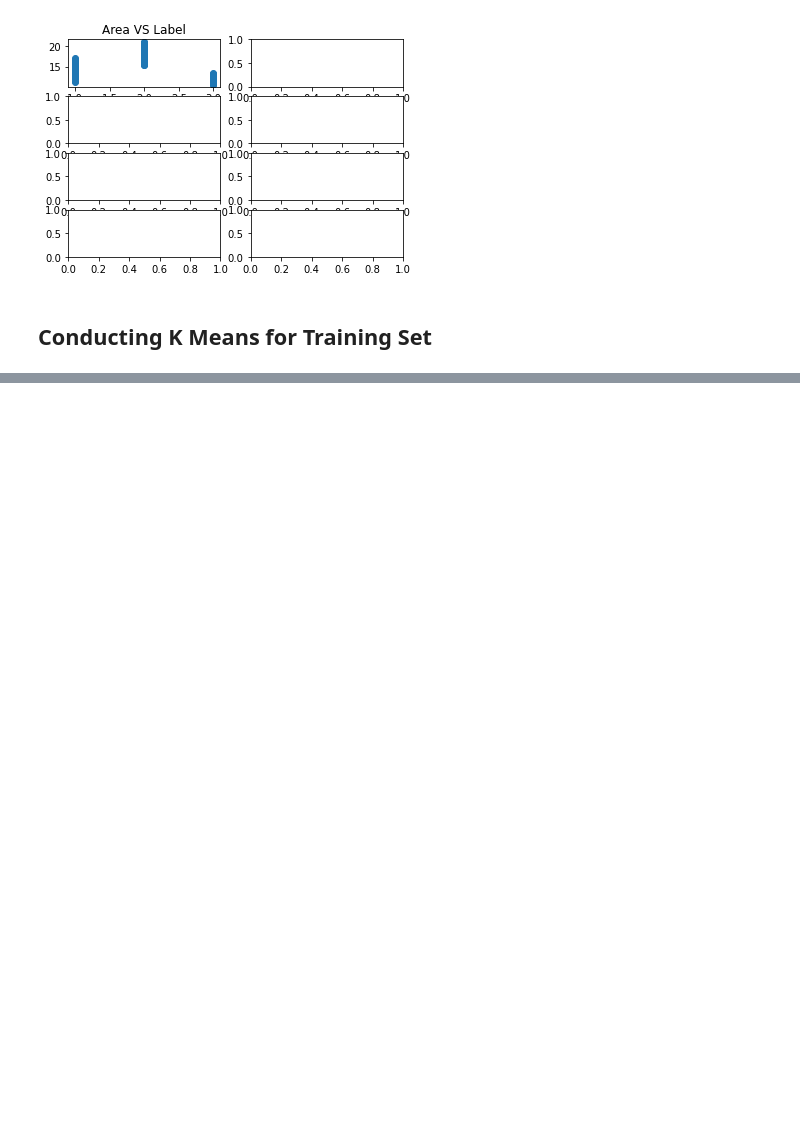
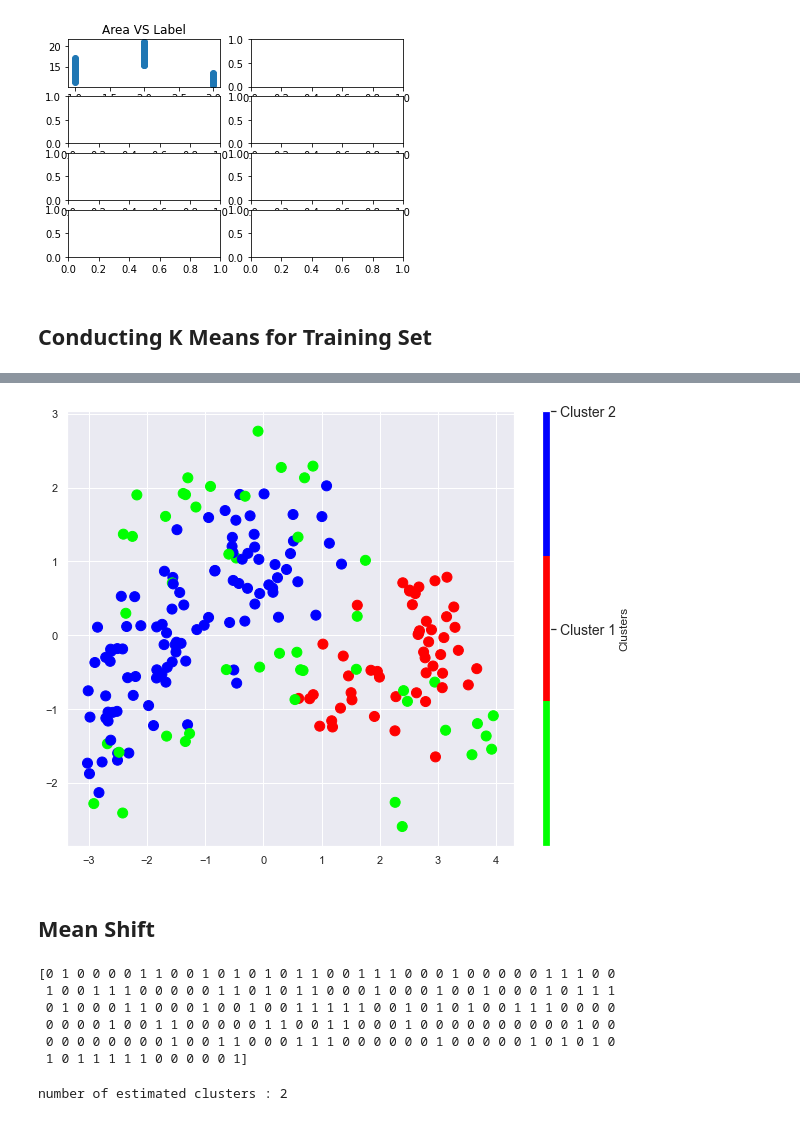
Before and after one commit to ARCHIBONG1/Wheat-Species-Prediction-Using-Clustering, a Jupyter notebook: Wheat Species Machine Learning Prediction_ Clustering Algorithms.ipynb, the cells around one changed output, grey strips where cells are left out. Saved outputs shown, nothing was run; the diff lists cells and outputs as text; code cells hidden in the pictures; blank space fills up the shorter version.

```diff
--- a/Wheat Species Machine Learning Prediction_ Clustering Algorithms.ipynb
+++ b/Wheat Species Machine Learning Prediction_ Clustering Algorithms.ipynb
@@ -445,0 +514,10 @@ for ax in axs.flat:
+# %%
+# Compute DBSCAN
+db = DBSCAN(eps=1.0, min_samples=13).fit(scaled_train_set)
+labels_db = db.labels_
+
+no_clusters = len(np.unique(labels) )
+no_noise = np.sum(np.array(labels) == -1, axis=0)
+
+print('Estimated no. of clusters: %d' % no_clusters)
+print('Estimated no. of noise points: %d' % no_noise)
@@ -445,0 +539,12 @@ for ax in axs.flat:
+# %%
+plt.scatter(two_com_scaled_train_set[:,0], two_com_scaled_train_set[:,1], s=100, c=labels_db, cmap=plt.cm.get_cmap("brg_r",3));
+
+#plt.cm.
+cbar = plt.colorbar(label="Clusters", orientation="vertical", pad=0.05, aspect=50);
+cbar.set_ticks([0,1,2])
+cbar.set_ticklabels(["Cluster 1", "Cluster 2", "Cluster 3"])
+cbar.ax.tick_params(labelsize=14)
+# %% [output]
+[figure, added]
+# %% [markdown]
+## Mean Shift
@@ -445,0 +553,23 @@ for ax in axs.flat:
+# %%
+bandwidth = estimate_bandwidth(scaled_train_set, quantile=0.2, n_samples=500)
+
+ms = MeanShift(bandwidth=bandwidth, bin_seeding=True)
+ms.fit(scaled_train_set)
+labels = ms.labels_
+print(labels)
+# %% [output]
+[0 1 0 0 0 0 1 1 0 0 1 0 1 0 1 0 1 1 0 0 1 1 1 0 0 0 1 0 0 0 0 0 1 1 1 0 0
+ 1 0 0 1 1 1 0 0 0 0 0 1 1 0 1 0 1 1 0 0 0 1 0 0 0 1 0 0 1 0 0 0 1 0 1 1 1
+ 0 1 0 0 0 1 1 0 0 0 1 0 0 1 0 0 1 1 1 1 1 0 0 1 0 1 0 1 0 0 1 1 1 0 0 0 0
+ 0 0 0 0 1 0 0 1 1 0 0 0 0 0 1 1 0 0 1 1 0 0 0 1 0 0 0 0 0 0 0 0 0 0 1 0 0
+ 0 0 0 0 0 0 0 0 1 0 0 1 1 0 0 0 1 1 1 0 0 0 0 0 0 1 0 0 0 0 0 1 0 1 0 1 0
+ 1 0 1 1 1 1 1 0 0 0 0 0 1]
+# %%
+cluster_centers = ms.cluster_centers_
+
+labels_unique = np.unique(labels)
+n_clusters_ = len(labels_unique)
+
+print("number of estimated clusters : %d" % n_clusters_)
+# %% [output]
+number of estimated clusters : 2
```
Also changed, not shown: parts of 26 cells of this notebook.
